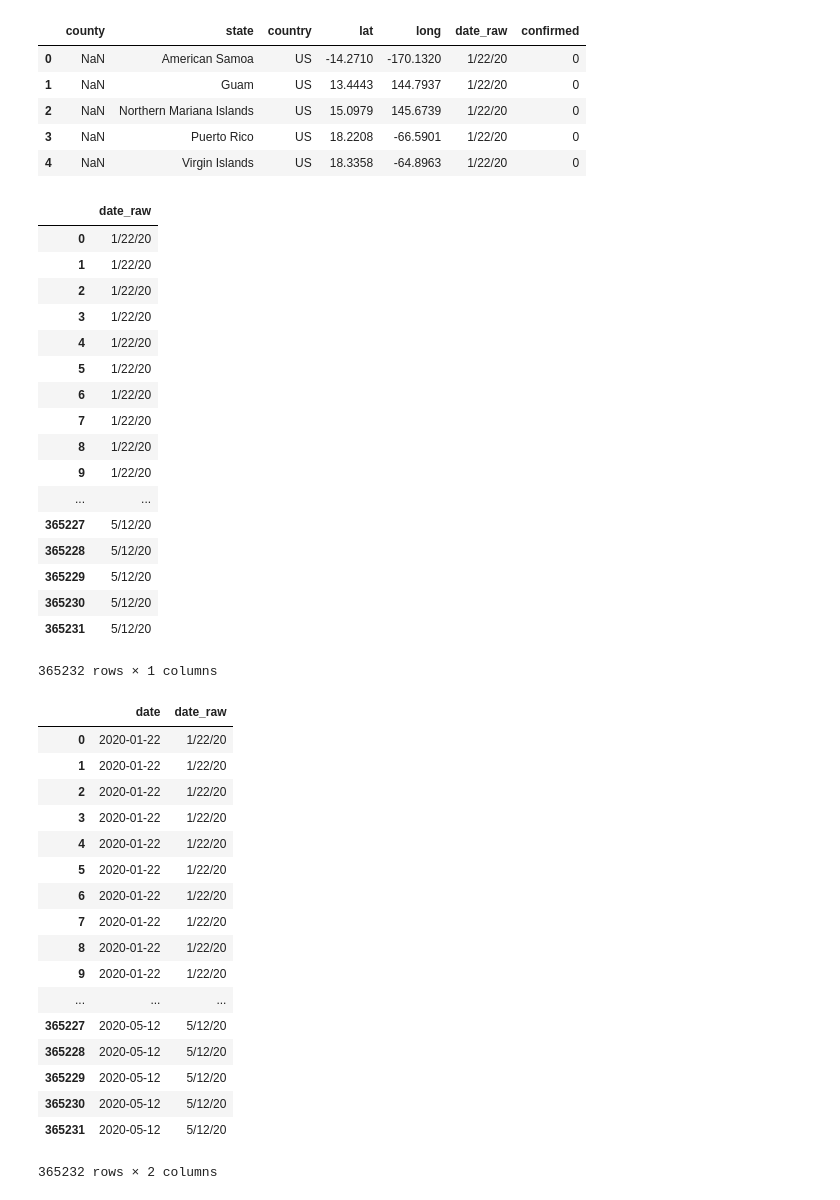
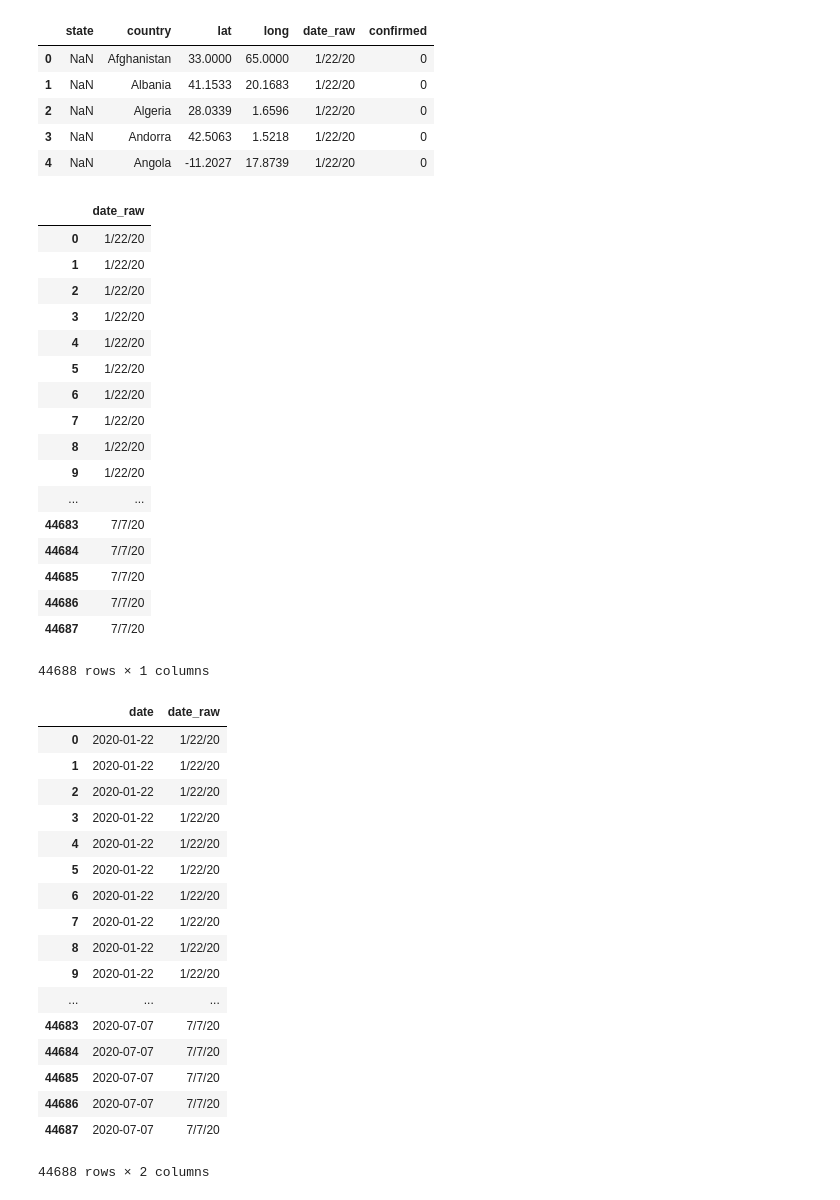
Before and after one commit to JGH85/covid19, a Jupyter notebook: CovidMexicoAnalysis.ipynb, the cells around one changed output. Drawn from its saved outputs; the diff is of its cells as text; code cells hidden in the pictures.

```diff
--- a/CovidMexicoAnalysis.ipynb
+++ b/CovidMexicoAnalysis.ipynb
@@ -1,7 +1,8 @@
 # %%
 import pandas as pd
 # %%
-url = 'https://raw.githubusercontent.com/CSSEGISandData/COVID-19/master/csse_covid_19_data/csse_covid_19_time_series/time_series_covid19_confirmed_US.csv'
+# url = 'https://raw.githubusercontent.com/CSSEGISandData/COVID-19/master/csse_covid_19_data/csse_covid_19_time_series/time_series_covid19_confirmed_US.csv'
+url = 'https://raw.githubusercontent.com/CSSEGISandData/COVID-19/master/csse_covid_19_data/csse_covid_19_time_series/time_series_covid19_confirmed_global.csv'
 raw_data = pd.read_csv(url)
 # %%
 raw_data.head()
@@ -25,5 +26,5 @@ Index(['UID', 'iso2', 'iso3', 'code3', 'FIPS', 'Admin2', 'Province_State',
 # %%
 covid_data = raw_data.rename(
-columns = {'FIPS':'fips', 'Admin2':'county','Province_State':'state', 'Country_Region':'country', 'Lat':'lat', 'Long_':'long'})
+columns = {'Province/State':'state', 'Country/Region':'country', 'Lat':'lat', 'Long':'long'})
 covid_data.head()
 # %% [output]
@@ -77,18 +70,18 @@ covid_data_select.head()
 # %%
 # use melt to turn date columns into data rows
 # id_vars is all the columns not converted
 # var is the column that gets converted to a row
 # val is the value from those columns
-keep_columns = ['county', 'state', 'country', 'lat', 'long']
-covid_data_flat = (covid_data_select.melt(id_vars = keep_columns, var_name = 'date_raw', value_name = 'confirmed' ))
+keep_columns = ['state', 'country', 'lat', 'long']
+covid_data_flat = (covid_data.melt(id_vars = keep_columns, var_name = 'date_raw', value_name = 'confirmed' ))
 covid_data_flat.head()
 # %% [output]
-|  | county | state | country | lat | long | date_raw | confirmed |
-| 0 | NaN | American Samoa | US | -14.2710 | -170.1320 | 1/22/20 | 0 |
-| 1 | NaN | Guam | US | 13.4443 | 144.7937 | 1/22/20 | 0 |
-| 2 | NaN | Northern Mariana Islands | US | 15.0979 | 145.6739 | 1/22/20 | 0 |
-| 3 | NaN | Puerto Rico | US | 18.2208 | -66.5901 | 1/22/20 | 0 |
-| 4 | NaN | Virgin Islands | US | 18.3358 | -64.8963 | 1/22/20 | 0 |
+|  | state | country | lat | long | date_raw | confirmed |
+| 0 | NaN | Afghanistan | 33.0000 | 65.0000 | 1/22/20 | 0 |
+| 1 | NaN | Albania | 41.1533 | 20.1683 | 1/22/20 | 0 |
+| 2 | NaN | Algeria | 28.0339 | 1.6596 | 1/22/20 | 0 |
+| 3 | NaN | Andorra | 42.5063 | 1.5218 | 1/22/20 | 0 |
+| 4 | NaN | Angola | -11.2027 | 17.8739 | 1/22/20 | 0 |
 # %%
 # convert string dates into date time
 covid_data_flat.filter(['date_raw'])
@@ -105,12 +98,12 @@ covid_data_flat.filter(['date_raw'])
 | 8 | 1/22/20 |
 | 9 | 1/22/20 |
 | ... | ... |
-| 365227 | 5/12/20 |
-| 365228 | 5/12/20 |
-| 365229 | 5/12/20 |
-| 365230 | 5/12/20 |
-| 365231 | 5/12/20 |
+| 44683 | 7/7/20 |
+| 44684 | 7/7/20 |
+| 44685 | 7/7/20 |
+| 44686 | 7/7/20 |
+| 44687 | 7/7/20 |
-365232 rows × 1 columns
+44688 rows × 1 columns
 # %%
 covid_data_flat.assign(date = pd.to_datetime(covid_data_flat.date_raw, format = '%m/%d/%y')).filter(['date', 'date_raw'])
 # %% [output]
@@ -126,12 +119,12 @@ covid_data_flat.assign(date = pd.to_datetime(covid_data_flat.date_raw, format =
 | 8 | 2020-01-22 | 1/22/20 |
 | 9 | 2020-01-22 | 1/22/20 |
 | ... | ... | ... |
-| 365227 | 2020-05-12 | 5/12/20 |
-| 365228 | 2020-05-12 | 5/12/20 |
-| 365229 | 2020-05-12 | 5/12/20 |
-| 365230 | 2020-05-12 | 5/12/20 |
-| 365231 | 2020-05-12 | 5/12/20 |
+| 44683 | 2020-07-07 | 7/7/20 |
+| 44684 | 2020-07-07 | 7/7/20 |
+| 44685 | 2020-07-07 | 7/7/20 |
+| 44686 | 2020-07-07 | 7/7/20 |
+| 44687 | 2020-07-07 | 7/7/20 |
-365232 rows × 2 columns
+44688 rows × 2 columns
 # %%
 # group by date to remove duplicates, add confirmed column
 (covid_data_flat
```
Also changed, not shown: parts of 16 cells of this notebook.
